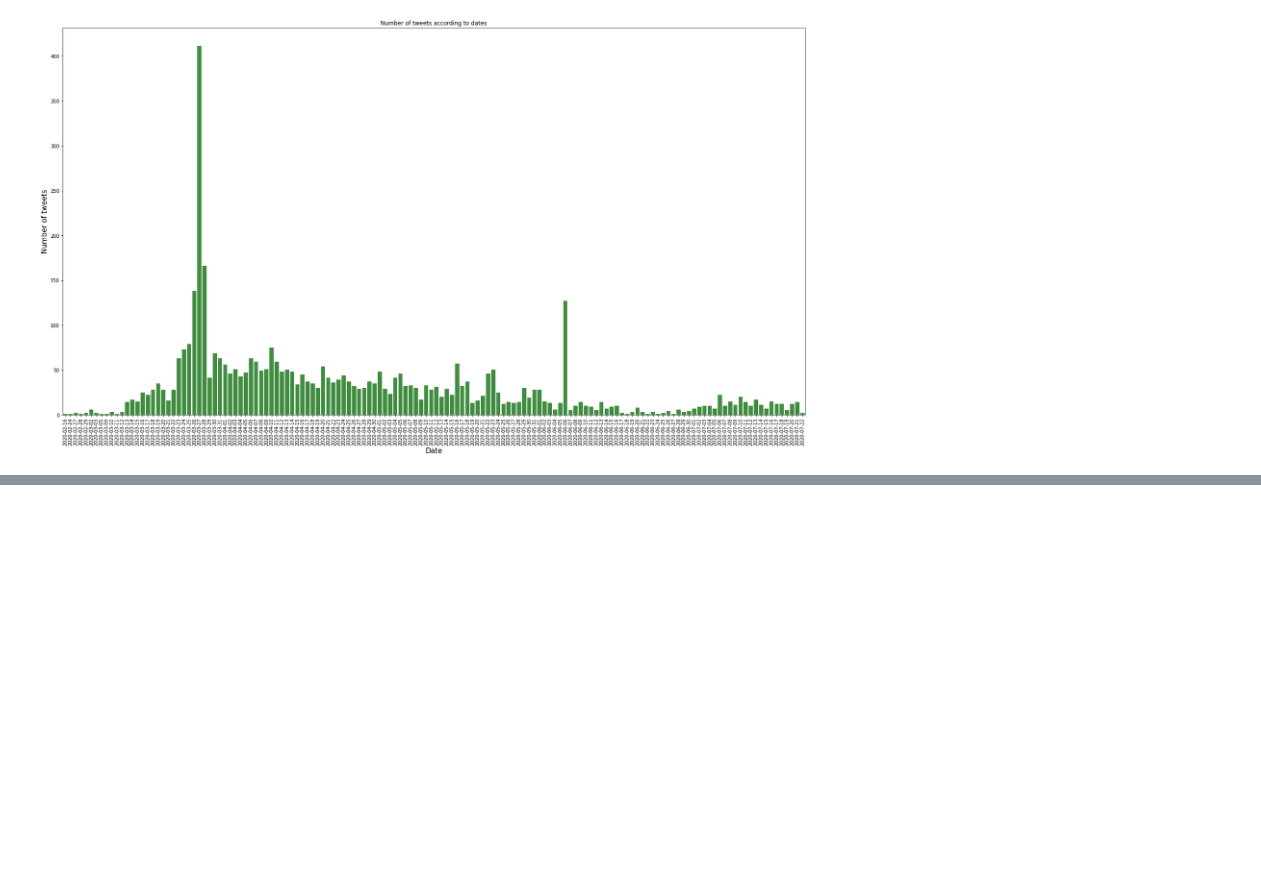
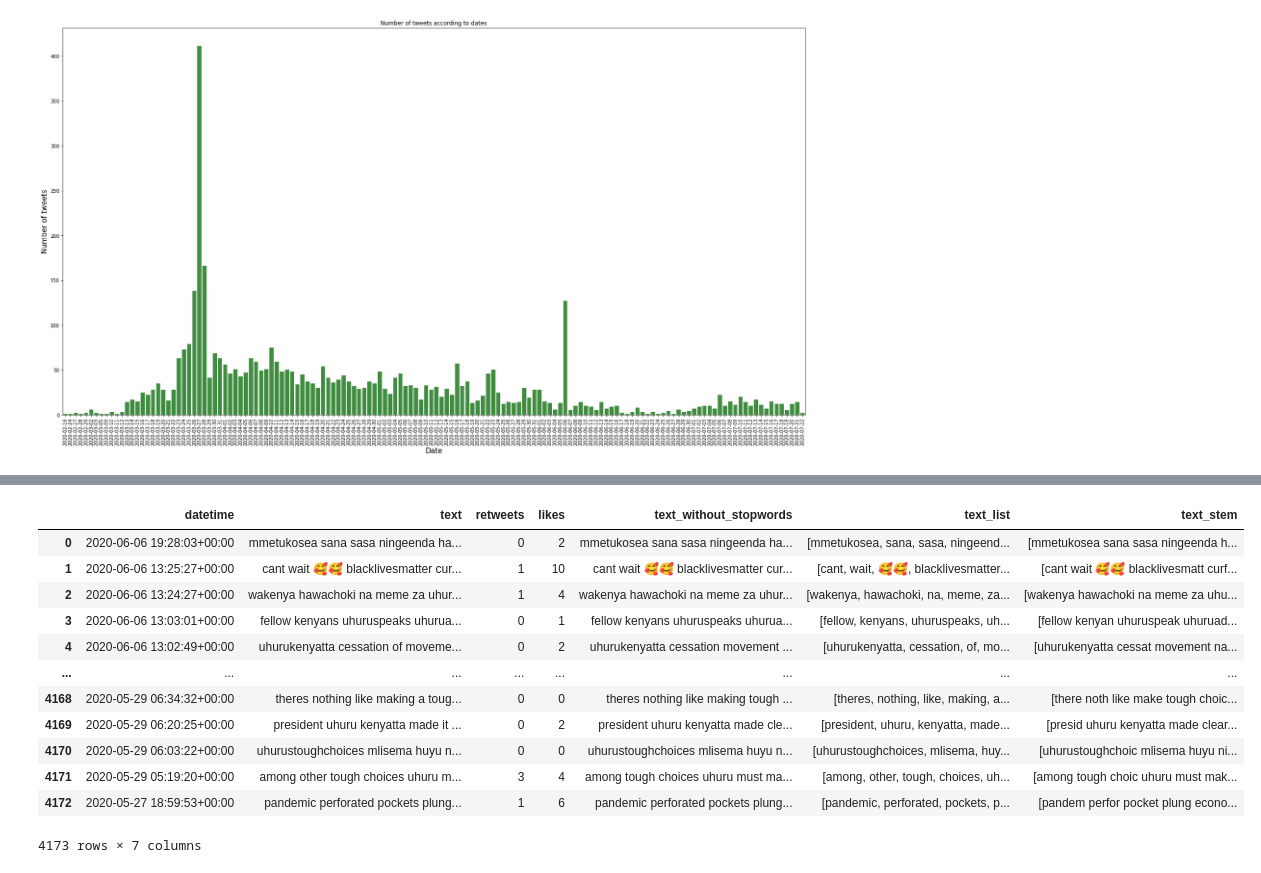
Before and after one commit to Grivine-19/Coronavirus-Sentiment-Analysis-Kenya, a Jupyter notebook: nairobi_county.ipynb, the cells around one changed output, grey strips where cells are left out. Cells and saved outputs as stored; diff of their text form; code cells hidden in the pictures; blank space fills up the shorter version.

Commit message:
stemming

```diff
--- a/nairobi_county.ipynb
+++ b/nairobi_county.ipynb
@@ -321,0 +384,8 @@ Pass the following variables as keyword args: x, y. From version 0.12, the only
+# %%
+#Split the text column to create a new column, "text_list" then create a dataframe of two columns; "most_common_words" and "count"
+
+nairobi_df3['text_list'] = nairobi_df3['text'].apply(lambda x:str(x).split()) #Use tokenize or split, smae results
+top = Counter([item for sublist in nairobi_df3['text_list'] for item in sublist]) #Counts the frequency of words
+temp = pd.DataFrame(top.most_common(6)) #top five words
+temp.columns = ['common_words', 'count']
+temp.style.background_gradient(cmap = 'Blues')
@@ -321,0 +465,32 @@ Pass the following variables as keyword args: x, y. From version 0.12, the only
+# %%
+#Preparing text for BOW: Remove stopwords & stem/Lemmatize
+
+def prep_text(text):
+  import nltk
+
+  #Remove HTML tags
+  my_text = BeautifulSoup(text, 'html.parser').get_text()
+
+  #Tokenize words
+  tokens = nltk.word_tokenize(my_text)
+
+  #Define Stopwords
+  stops = set(stopwords.words('english'))
+
+  #Remove the stopwords
+  words = [x for x in tokens if not x in stops]
+
+  #Stemming
+  stemmer = PorterStemmer()
+  stemmed_words = []
+  for i in range(0, len(words)):
+    l2 = ' '.join([stemmer.stem(word) for word in words])
+    stemmed_words.append(l2)
+
+  #words = [nltk.SnowballStemmer('english').stem(w) for w in words]
+
+  #Join the words back into one string separated by a space and return results
+  return stemmed_words
+# %%
+#Performing iterative preps on each of the statements
+nairobi_df3['text_stem'] = nairobi_df3['text'].apply(prep_text)
@@ -321,0 +508,18 @@ Pass the following variables as keyword args: x, y. From version 0.12, the only
+# %%
+#Dropping the unnamed columns
+
+nairobi_df3.drop(['Unnamed: 0', 'unnamed: 0', 'unnamed: 0.1'], axis=1)
+# %% [output]
+|  | datetime | text | retweets | likes | text_without_stopwords | text_list | text_stem |
+| 0 | 2020-06-06 19:28:03+00:00 | mmetukosea sana sasa ningeenda ha... | 0 | 2 | mmetukosea sana sasa ningeenda ha... | [mmetukosea, sana, sasa, ningeend... | [mmetukosea sana sasa ningeenda h... |
+| 1 | 2020-06-06 13:25:27+00:00 | cant wait 🥰🥰 blacklivesmatter cur... | 1 | 10 | cant wait 🥰🥰 blacklivesmatter cur... | [cant, wait, 🥰🥰, blacklivesmatter... | [cant wait 🥰🥰 blacklivesmatt curf... |
+| 2 | 2020-06-06 13:24:27+00:00 | wakenya hawachoki na meme za uhur... | 1 | 4 | wakenya hawachoki na meme za uhur... | [wakenya, hawachoki, na, meme, za... | [wakenya hawachoki na meme za uhu... |
+| 3 | 2020-06-06 13:03:01+00:00 | fellow kenyans uhuruspeaks uhurua... | 0 | 1 | fellow kenyans uhuruspeaks uhurua... | [fellow, kenyans, uhuruspeaks, uh... | [fellow kenyan uhuruspeak uhuruad... |
+| 4 | 2020-06-06 13:02:49+00:00 | uhurukenyatta cessation of moveme... | 0 | 2 | uhurukenyatta cessation movement ... | [uhurukenyatta, cessation, of, mo... | [uhurukenyatta cessat movement na... |
+| ... | ... | ... | ... | ... | ... | ... | ... |
+| 4168 | 2020-05-29 06:34:32+00:00 | theres nothing like making a toug... | 0 | 0 | theres nothing like making tough ... | [theres, nothing, like, making, a... | [there noth like make tough choic... |
+| 4169 | 2020-05-29 06:20:25+00:00 | president uhuru kenyatta made it ... | 0 | 2 | president uhuru kenyatta made cle... | [president, uhuru, kenyatta, made... | [presid uhuru kenyatta made clear... |
+| 4170 | 2020-05-29 06:03:22+00:00 | uhurustoughchoices mlisema huyu n... | 0 | 0 | uhurustoughchoices mlisema huyu n... | [uhurustoughchoices, mlisema, huy... | [uhurustoughchoic mlisema huyu ni... |
+| 4171 | 2020-05-29 05:19:20+00:00 | among other tough choices uhuru m... | 3 | 4 | among tough choices uhuru must ma... | [among, other, tough, choices, uh... | [among tough choic uhuru must mak... |
+| 4172 | 2020-05-27 18:59:53+00:00 | pandemic perforated pockets plung... | 1 | 6 | pandemic perforated pockets plung... | [pandemic, perforated, pockets, p... | [pandem perfor pocket plung econo... |
+4173 rows × 7 columns
```
Also changed, not shown: parts of 14 cells of this notebook.
